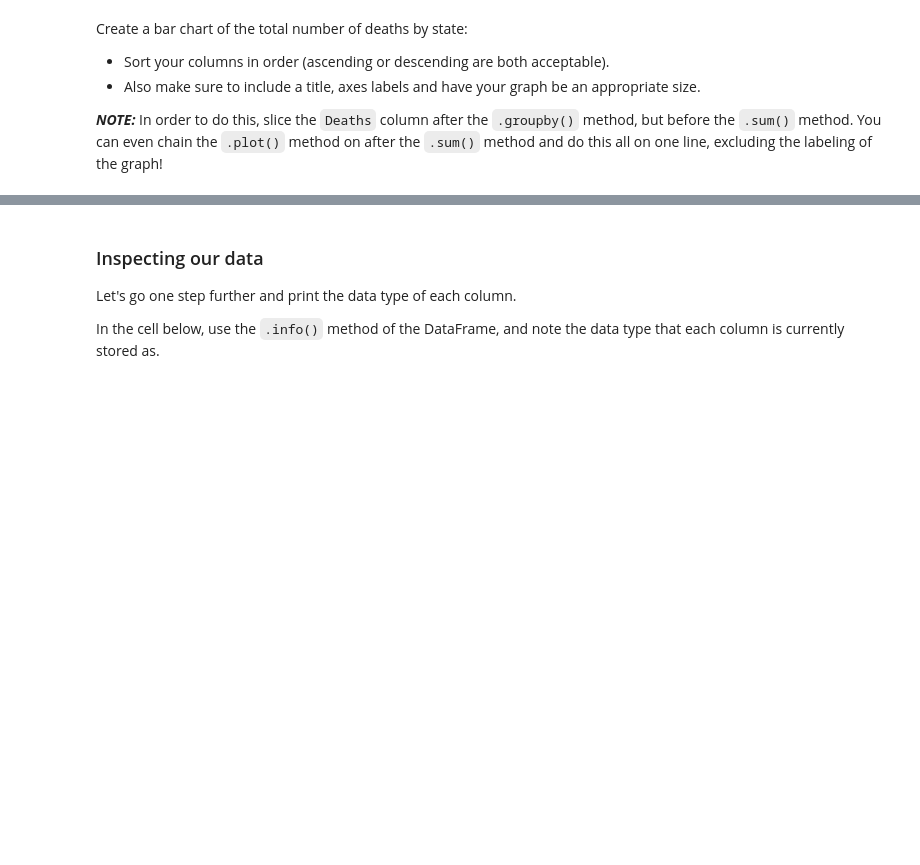
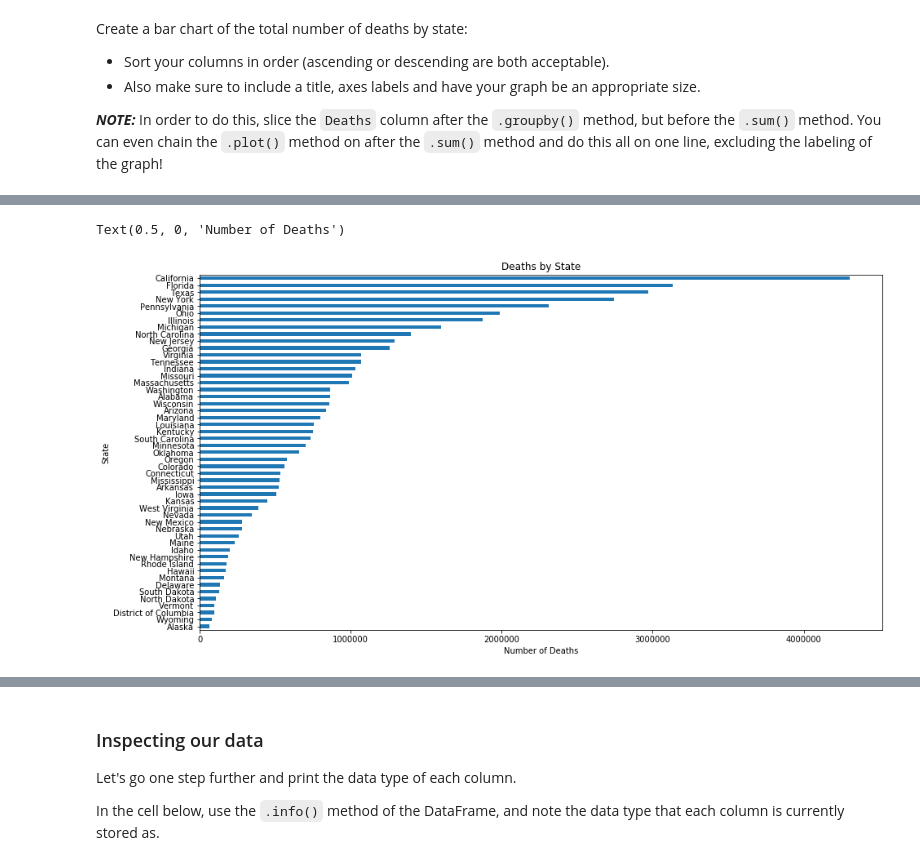
Before and after one commit to andiosika/dsc-pivot-tables-pandas-lab-online-ds-ft-100719, a Jupyter notebook: index.ipynb, the cells around one changed output, grey strips where cells are left out. Saved outputs shown, nothing was run; the diff lists cells and outputs as text; code cells hidden in the pictures; blank space fills up the shorter version.

```diff
--- a/index.ipynb
+++ b/index.ipynb
@@ -61,0 +118,8 @@ Create a bar chart of the total number of deaths by state:
+# %%
+# Your code here
+df.groupby(['State'])['Deaths'].sum().sort_values().plot(kind='barh', figsize=(15,8))
+plt.title('Deaths by State')
+plt.xlabel('Number of Deaths')
+# %% [output]
+Text(0.5, 0, 'Number of Deaths')
+[figure, added]
```
Also changed, not shown: parts of 39 cells of this notebook.
